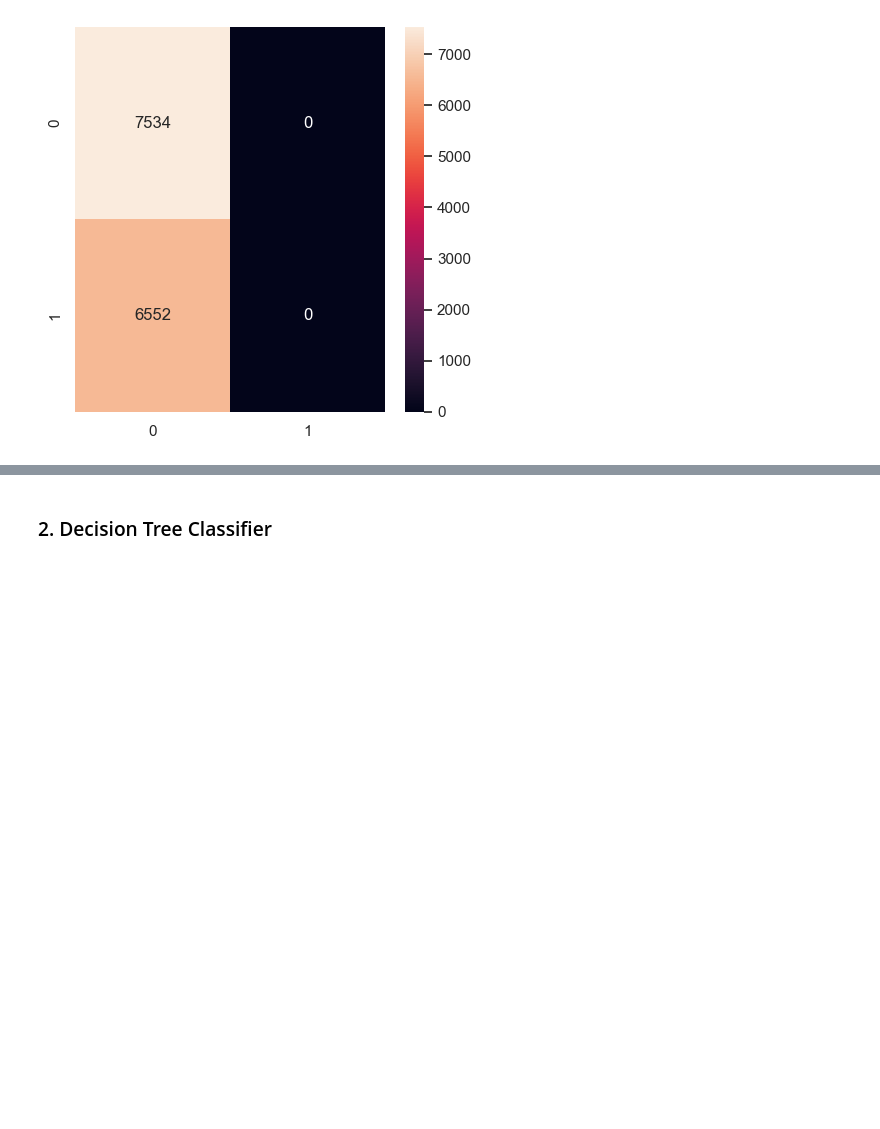
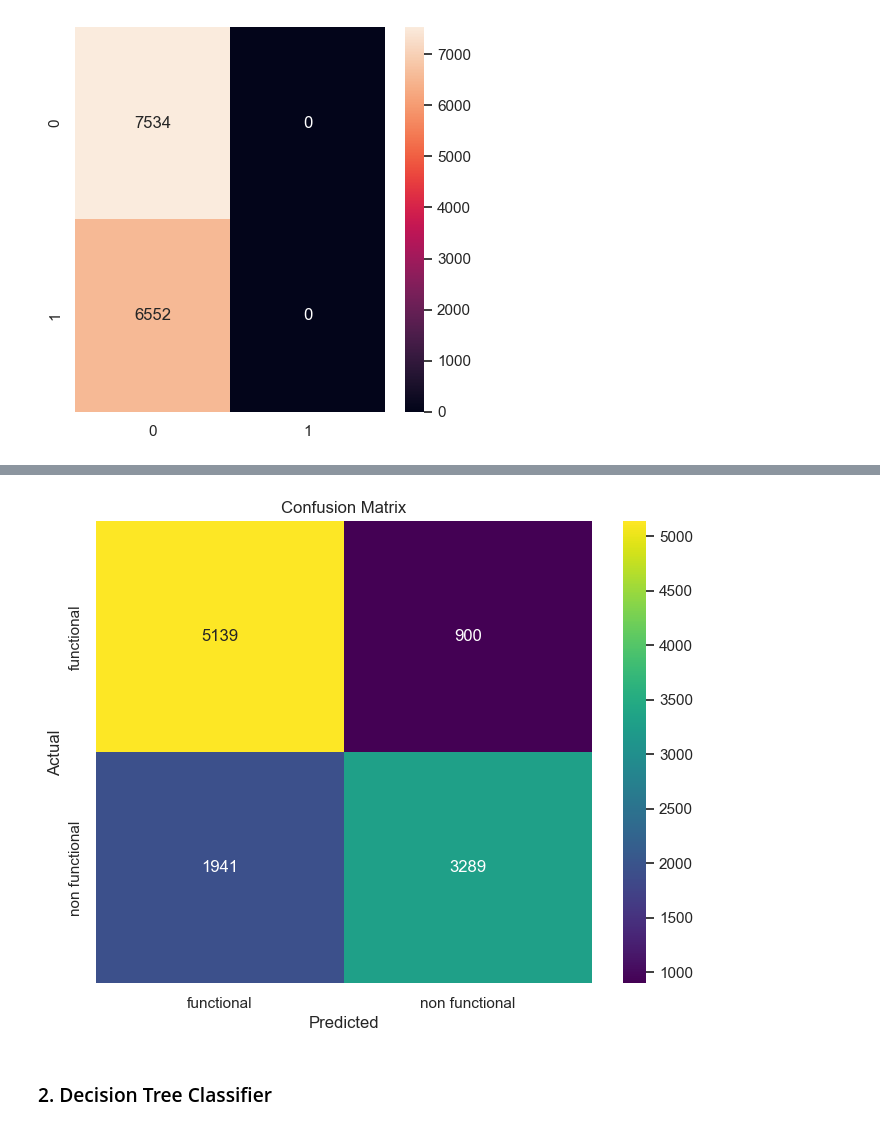
Before and after one commit to CynthiaJerono/Phase_3_Project, a Jupyter notebook: Modeling.ipynb, the cells around one changed output, grey strips where cells are left out. Cells and saved outputs as stored; diff of their text form; code cells hidden in the pictures; blank space fills up the shorter version.

```diff
--- a/Modeling.ipynb
+++ b/Modeling.ipynb
@@ -171,3 +256,16 @@ print(classification_report(y_test, y_pred_logreg))
+# %%
+# Generate the confusion matrix
+cm = confusion_matrix(y_test, y_pred)
+
+# Plot the confusion matrix with a colored heatmap
+plt.figure(figsize=(8, 6))
+sns.heatmap(cm, annot=True, fmt='d', cmap='viridis', xticklabels=logreg_pipeline.classes_, yticklabels=logreg_pipeline.classes_)
+plt.xlabel('Predicted')
+plt.ylabel('Actual')
+plt.title('Confusion Matrix')
+plt.show()
+# %% [output]
+[figure, added]
 # %% [markdown]
 ### 2. Decision Tree Classifier
 # %% [markdown]
```
Also changed, not shown: parts of 5 cells of this notebook.
